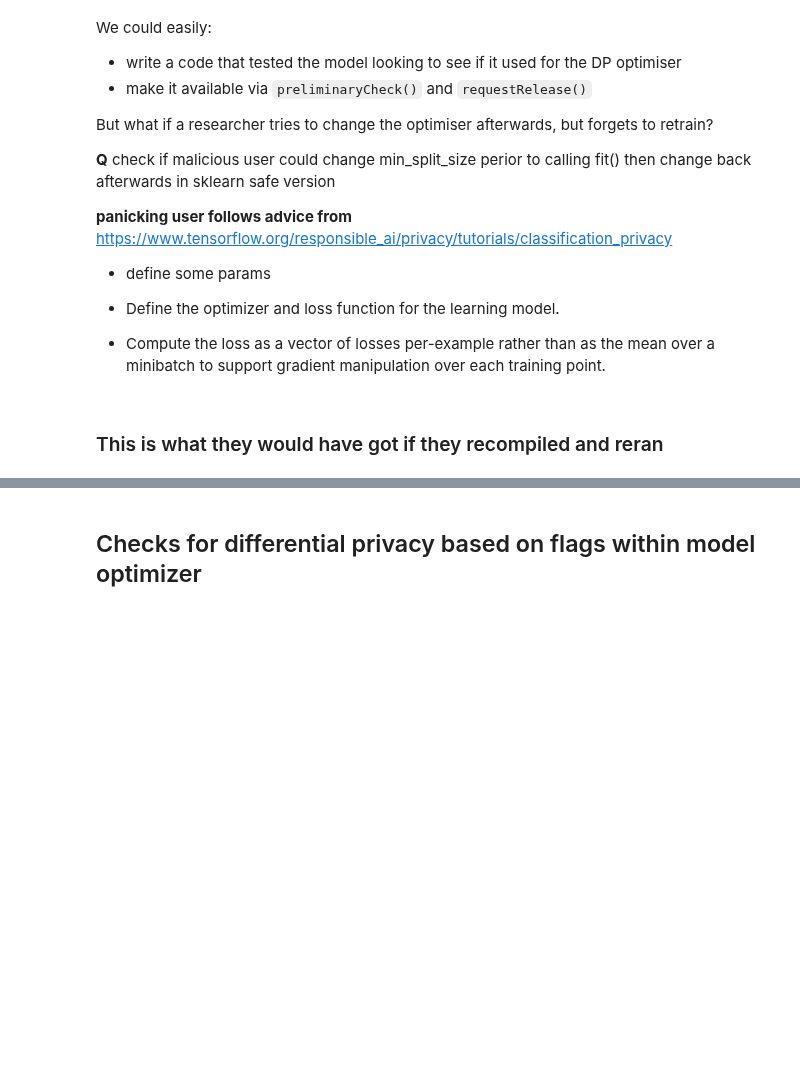
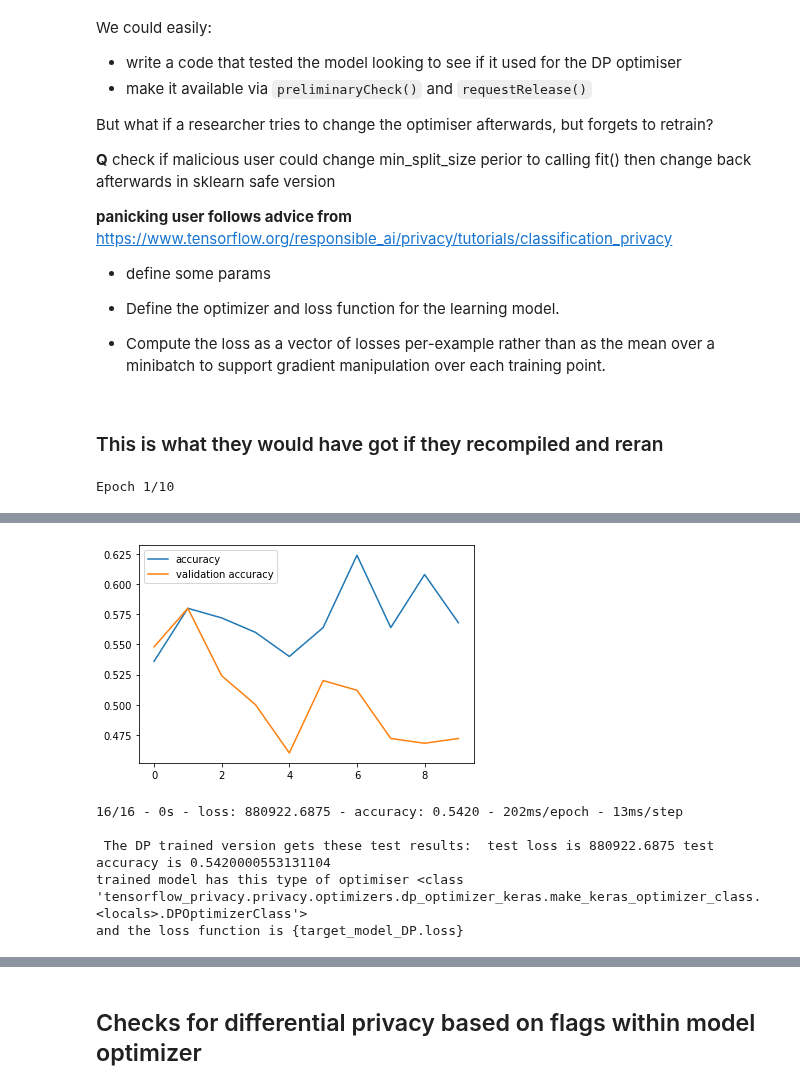
Before and after one commit to UWE-AI-GROUP/GRAIMATTER-TEST, a Jupyter notebook: WP2/wrapper/wrapper-Keras-concept.ipynb, the cells around one changed output, grey strips where cells are left out. Saved outputs shown, nothing was run; the diff lists cells and outputs as text; code cells hidden in the pictures; blank space fills up the shorter version.

Commit message:
basic version working and fits but need tidying

```diff
--- a/WP2/wrapper/wrapper-Keras-concept.ipynb
+++ b/WP2/wrapper/wrapper-Keras-concept.ipynb
@@ -227,7 +253,7 @@ optimizer = tensorflow_privacy.DPKerasAdamOptimizer(
     learning_rate=learning_rate)
 
 loss = tf.keras.losses.CategoricalCrossentropy(
-    from_logits=True, reduction=tf.losses.Reduction.NONE)
+    from_logits=False, reduction=tf.losses.Reduction.NONE)
 
 DP_model = Model(input_data, output)
 DP_model.compile(optimizer=optimizer, loss=loss, metrics=['accuracy'])
@@ -254,3 +280,5 @@ print(f'\n The DP trained version gets these test results:  test loss is {test_l
 
 print(f'trained model has this type of optimiser {type(DP_model.optimizer)}')
 print( 'and the loss function is {target_model_DP.loss}')
+# %% [output]
+Epoch 1/10
@@ -256,0 +306,6 @@ print( 'and the loss function is {target_model_DP.loss}')
+[figure, added]
+16/16 - 0s - loss: 880922.6875 - accuracy: 0.5420 - 202ms/epoch - 13ms/step
+
+ The DP trained version gets these test results:  test loss is 880922.6875 test accuracy is 0.5420000553131104
+trained model has this type of optimiser <class 'tensorflow_privacy.privacy.optimizers.dp_optimizer_keras.make_keras_optimizer_class.<locals>.DPOptimizerClass'>
+and the loss function is {target_model_DP.loss}
```
Also changed, not shown: parts of 4 cells of this notebook, 2 other files.
